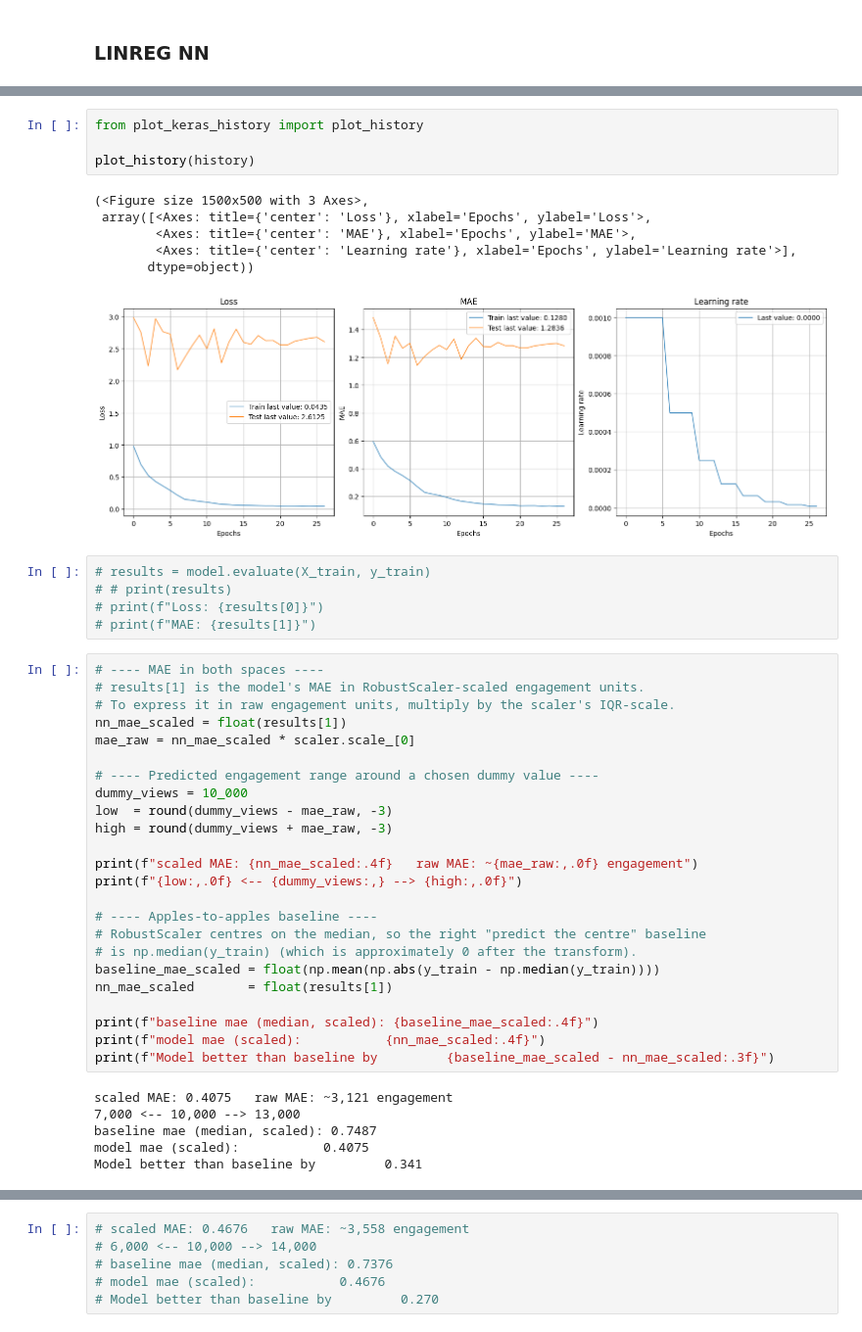
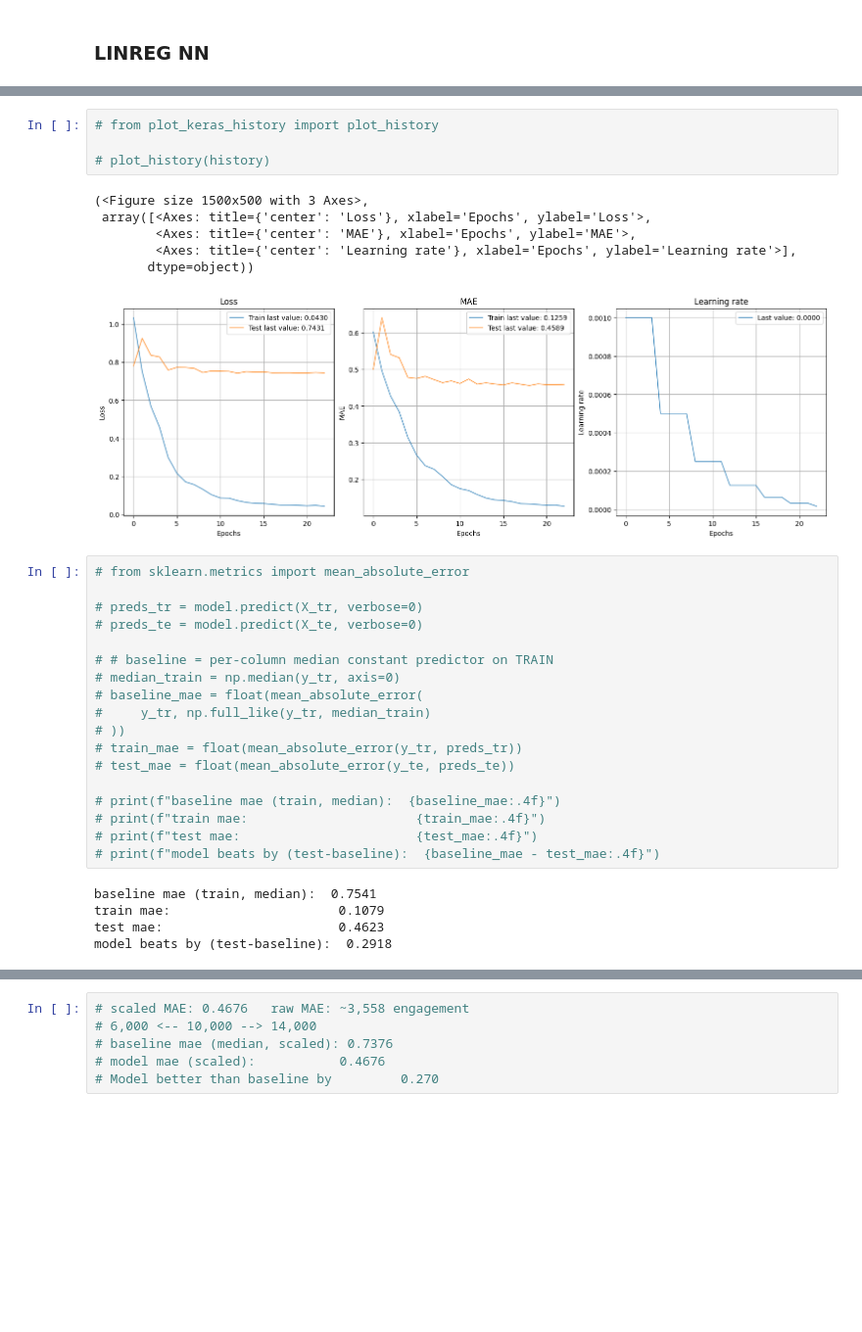
Before and after one commit to Boorrito15/social-media-optimizer, a Jupyter notebook: notebooks/rob.ipynb, the cells around one changed output, grey strips where cells are left out. Shown at 98% size. Saved outputs shown, nothing was run; the diff lists cells and outputs as text; blank space fills up the shorter version.

```diff
--- a/notebooks/rob.ipynb
+++ b/notebooks/rob.ipynb
@@ -568,47 +584,35 @@ Epoch 27/1000
 # %%
-from plot_keras_history import plot_history
+# from plot_keras_history import plot_history
 
-plot_history(history)
+# plot_history(history)
 # %% [output]
 (<Figure size 1500x500 with 3 Axes>,
  array([<Axes: title={'center': 'Loss'}, xlabel='Epochs', ylabel='Loss'>,
         <Axes: title={'center': 'MAE'}, xlabel='Epochs', ylabel='MAE'>,
         <Axes: title={'center': 'Learning rate'}, xlabel='Epochs', ylabel='Learning rate'>],
        dtype=object))
-[figure, old version]
+[figure, new version]
-# %%
-# results = model.evaluate(X_train, y_train)
-# # print(results)
-# print(f"Loss: {results[0]}")
-# print(f"MAE: {results[1]}")
 # %%
-# ---- MAE in both spaces ----
-# results[1] is the model's MAE in RobustScaler-scaled engagement units.
-# To express it in raw engagement units, multiply by the scaler's IQR-scale.
-nn_mae_scaled = float(results[1])
-mae_raw = nn_mae_scaled * scaler.scale_[0]
+# from sklearn.metrics import mean_absolute_error
 
-# ---- Predicted engagement range around a chosen dummy value ----
-dummy_views = 10_000
-low  = round(dummy_views - mae_raw, -3)
-high = round(dummy_views + mae_raw, -3)
+# preds_tr = model.predict(X_tr, verbose=0)
+# preds_te = model.predict(X_te, verbose=0)
 
-print(f"scaled MAE: {nn_mae_scaled:.4f}   raw MAE: ~{mae_raw:,.0f} engagement")
-print(f"{low:,.0f} <-- {dummy_views:,} --> {high:,.0f}")
+# # baseline = per-column median constant predictor on TRAIN
+# median_train = np.median(y_tr, axis=0)
+# baseline_mae = float(mean_absolute_error(
+#     y_tr, np.full_like(y_tr, median_train)
+# ))
+# train_mae = float(mean_absolute_error(y_tr, preds_tr))
+# test_mae = float(mean_absolute_error(y_te, preds_te))
 
-# ---- Apples-to-apples baseline ----
-# RobustScaler centres on the median, so the right "predict the centre" baseline
-# is np.median(y_train) (which is approximately 0 after the transform).
-baseline_mae_scaled = float(np.mean(np.abs(y_train - np.median(y_train))))
-nn_mae_scaled       = float(results[1])
-
-print(f"baseline mae (median, scaled): {baseline_mae_scaled:.4f}")
-print(f"model mae (scaled):           {nn_mae_scaled:.4f}")
-print(f"Model better than baseline by         {baseline_mae_scaled - nn_mae_scaled:.3f}")
+# print(f"baseline mae (train, median):  {baseline_mae:.4f}")
+# print(f"train mae:                      {train_mae:.4f}")
+# print(f"test mae:                       {test_mae:.4f}")
+# print(f"model beats by (test-baseline):  {baseline_mae - test_mae:.4f}")
 # %% [output]
-scaled MAE: 0.4075   raw MAE: ~3,121 engagement
-7,000 <-- 10,000 --> 13,000
-baseline mae (median, scaled): 0.7487
-model mae (scaled):           0.4075
-Model better than baseline by         0.341
+baseline mae (train, median):  0.7541
+train mae:                      0.1079
+test mae:                       0.4623
+model beats by (test-baseline):  0.2918
 # %%
```
Also changed, not shown: parts of 36 cells of this notebook.
